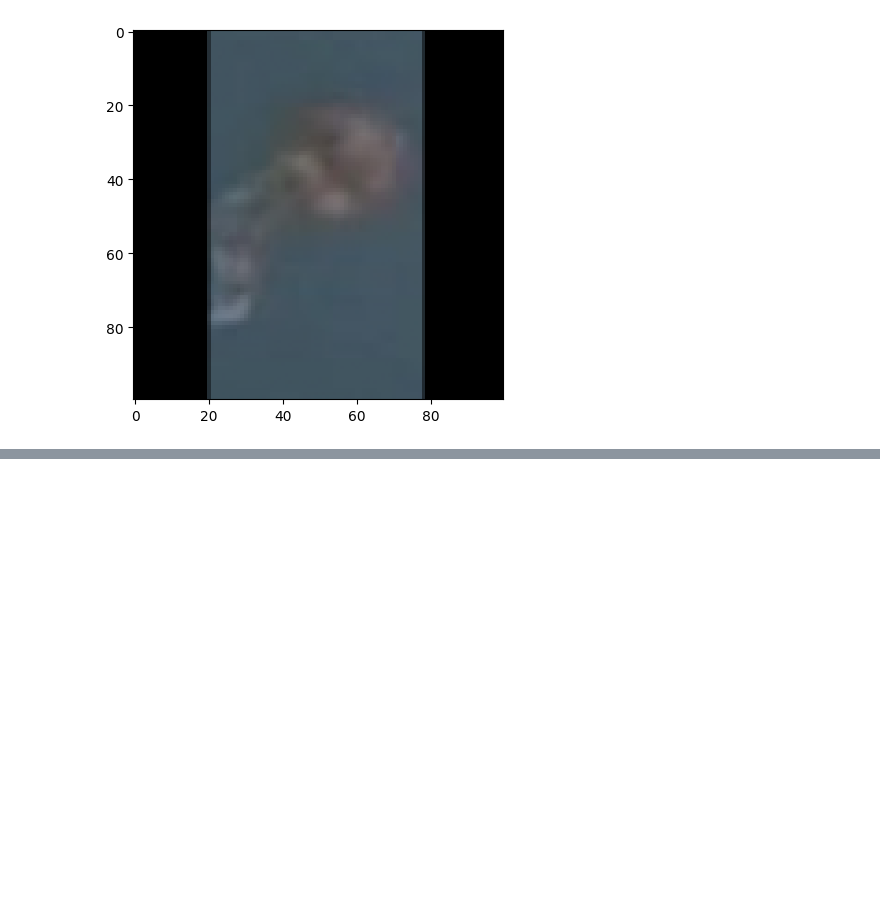
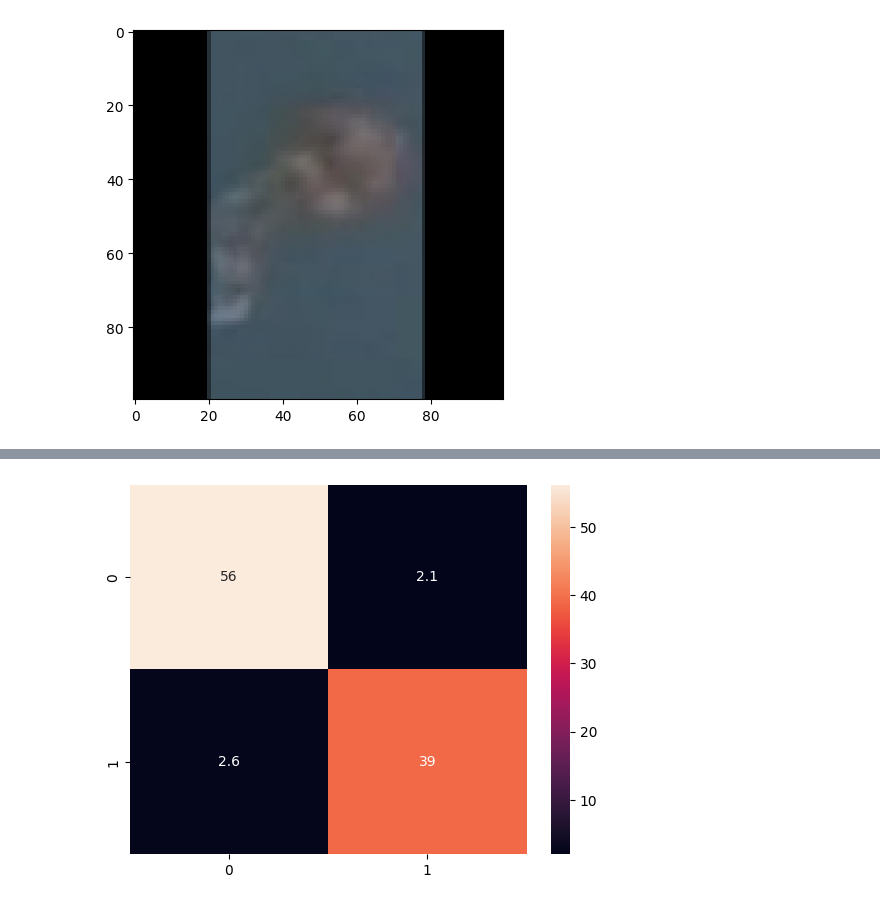
Before and after one commit to ivanshalashilin/IBM-Z-Hackathon-T21, a Jupyter notebook: zerofluxgiven_cnn.ipynb, the cells around one changed output, grey strips where cells are left out. Cells and saved outputs as stored; diff of their text form; code cells hidden in the pictures; blank space fills up the shorter version.

```diff
--- a/zerofluxgiven_cnn.ipynb
+++ b/zerofluxgiven_cnn.ipynb
@@ -159,2 +176,18 @@ print(predicts[num_pic])
 # %%
 model.save('zfg_1.h5')
+# %%
+var = tf.math.confusion_matrix(
+    test_labels,
+    predicts_label,
+    num_classes=2,
+    weights=None,
+    dtype=tf.dtypes.int32,
+    name=None
+)
+
+import seaborn as sb
+var = var/np.sum(var) * 100
+sb.heatmap(var,annot=True)
+plt.show()
+# %% [output]
+[figure, added]
```
Also changed, not shown: parts of 4 cells of this notebook.
